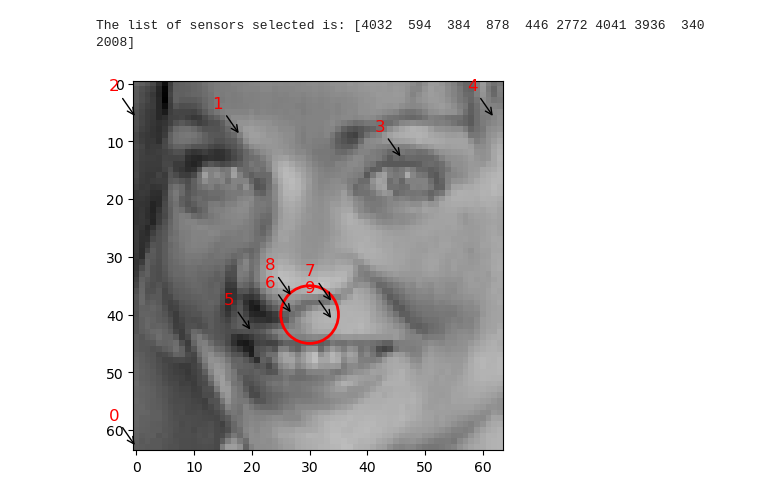
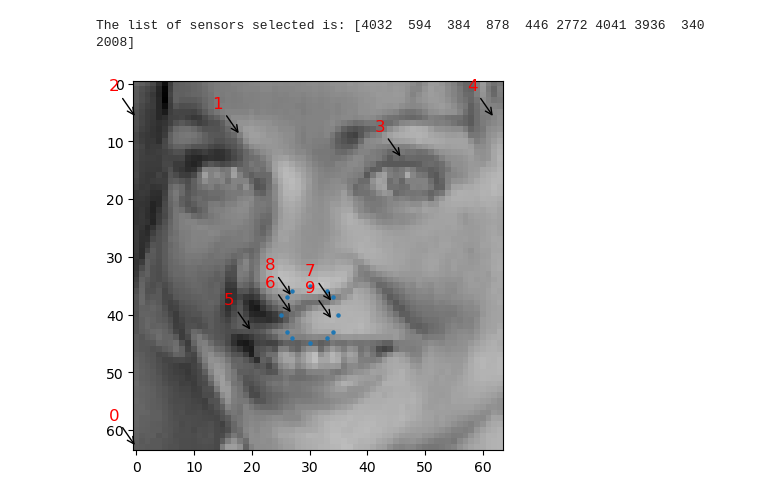
Before and after one commit to dynamicslab/pysensors, a Jupyter notebook: examples/functional_constraints_class.ipynb, the cells around one changed output. Cells and saved outputs as stored; diff of their text form; code cells hidden in the pictures.

Commit message:
Adding user defined plotting functionalities and updating the jupyter notebook with the same

```diff
--- a/examples/functional_constraints_class.ipynb
+++ b/examples/functional_constraints_class.ipynb
@@ -233,18 +236,10 @@ The list of sensors selected is: [4032  594  384  878  446 2772 4041 3936  340 2
 # %%
 ## Verifying whther user-defined constraints work
 
-c = Circle((30, 40),5, fill = False, color = 'r', lw = 2)
-image = X_train[1,:].reshape(1,-1)
-n_samples, n_features = X_train.shape
-image_shape = (int(np.sqrt(n_features)),int(np.sqrt(n_features)))
-fig , ax = plt.subplots()
-for i, comp in enumerate(image):
-    vmax = max(comp.max(), -comp.min())
-    ax.imshow(comp.reshape(image_shape), cmap = plt.cm.gray, interpolation='nearest', vmin=-vmax, vmax=vmax )
-    ax.add_artist(c)
+user_const_instance.plot_constraint_on_data(X_train, plot_type='image')
 for ind,i in enumerate(range(len(xTopConstUser))):
     plt.annotate(f"{str(ind)}",(xTopConstUser[i],yTopConstUser[i]),xycoords='data',
                  xytext=(-20,20), textcoords='offset points',color="r",fontsize=12,
                  arrowprops=dict(arrowstyle="->", color='black'))
 # %% [output]
-[figure, old version]
+[figure, new version]
```
Also changed, not shown: parts of 4 cells of this notebook, 1 other file.
